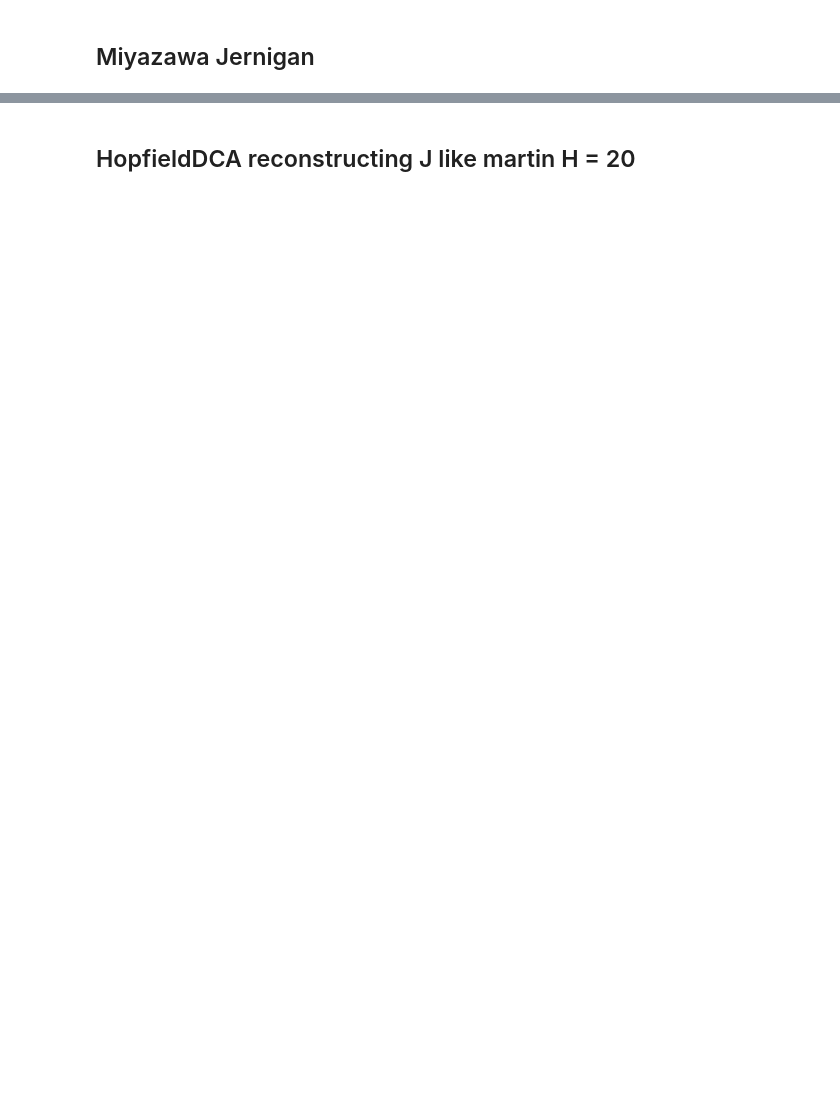
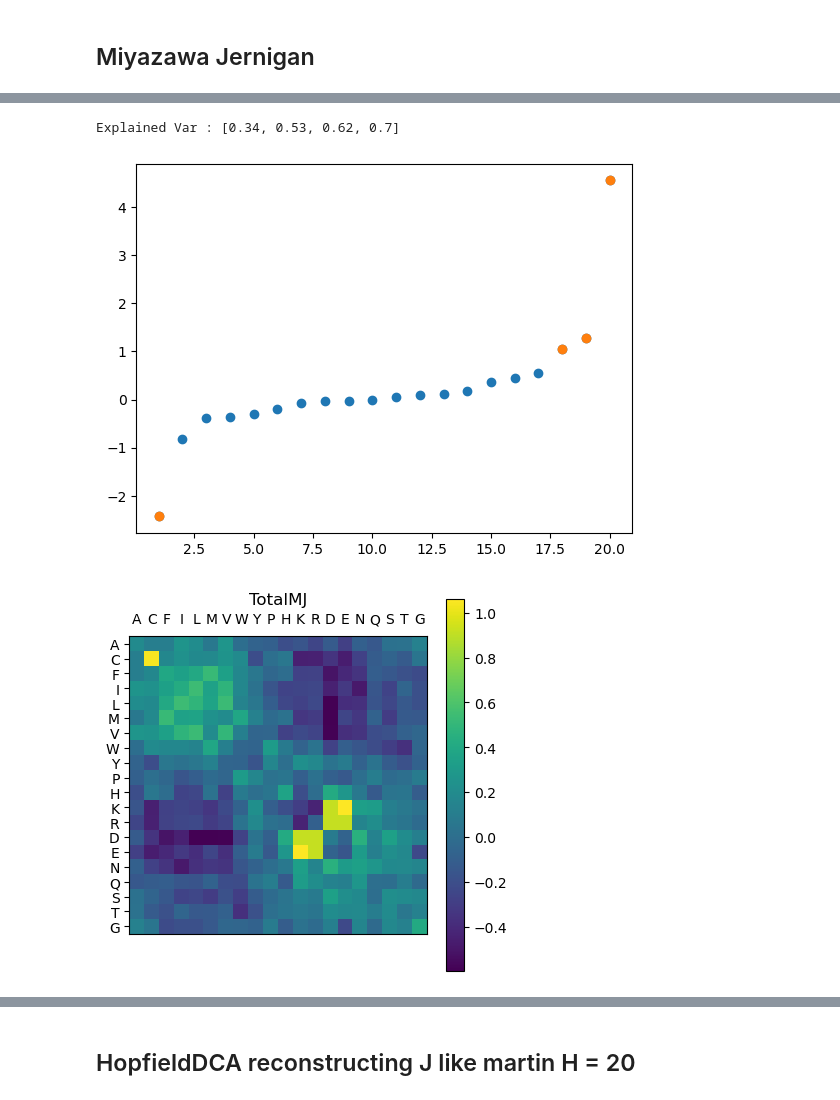
Before and after one commit to leonardodibari/HopfieldDCA.jl, a Jupyter notebook: notebooks/int_matrix.ipynb, the cells around one changed output, grey strips where cells are left out. Cells and saved outputs as stored; diff of their text form; code cells hidden in the pictures; blank space fills up the shorter version.

```diff
--- a/notebooks/int_matrix.ipynb
+++ b/notebooks/int_matrix.ipynb
@@ -63,0 +105,9 @@ end
+# %%
+@load "../../InteractionMatrix.jld2"
+EE = zerosumgaug(E1_martin, mj = true)
+n_eig = 4
+eigen_an(EE, n_eig, tit = "MJ")
+# %% [output]
+Explained Var : [0.34, 0.53, 0.62, 0.7]
+[figure, added]
+[figure, added]
```
Also changed, not shown: parts of 23 cells of this notebook, 4 other files.
